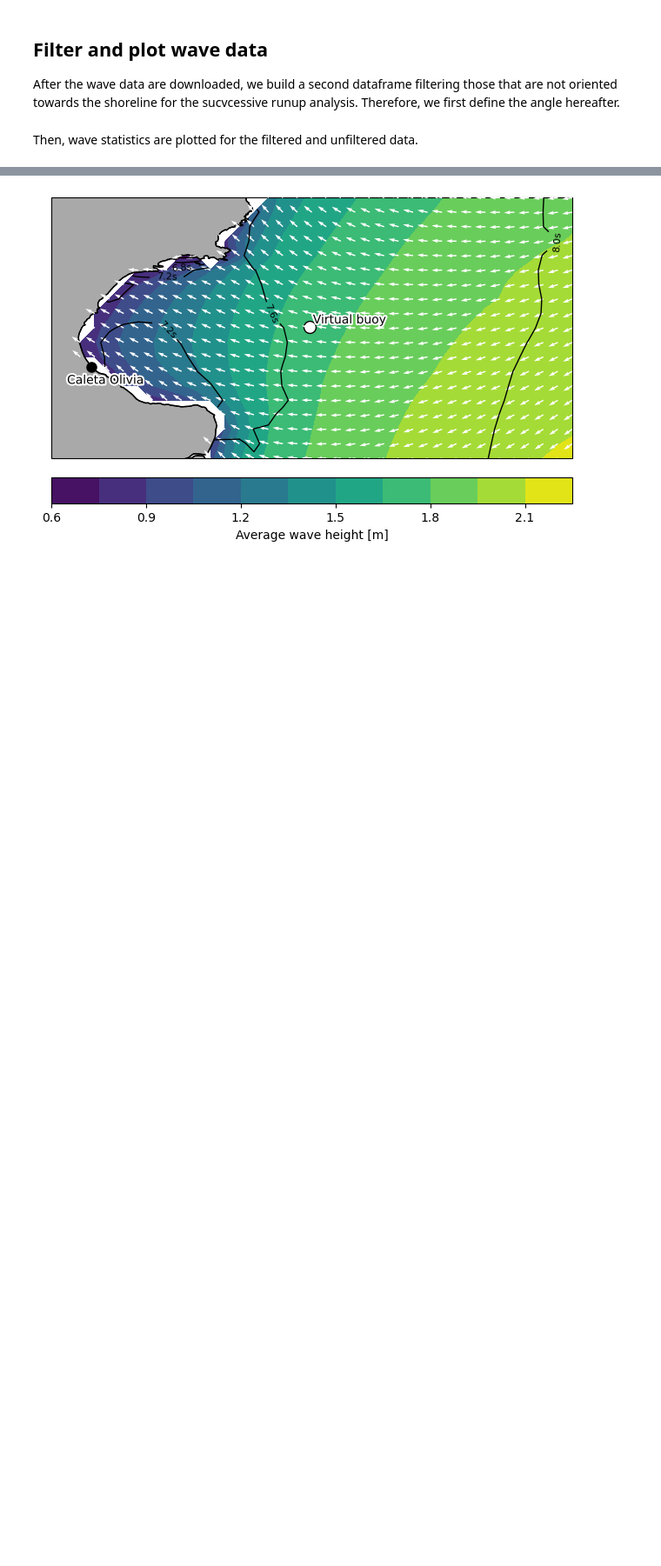
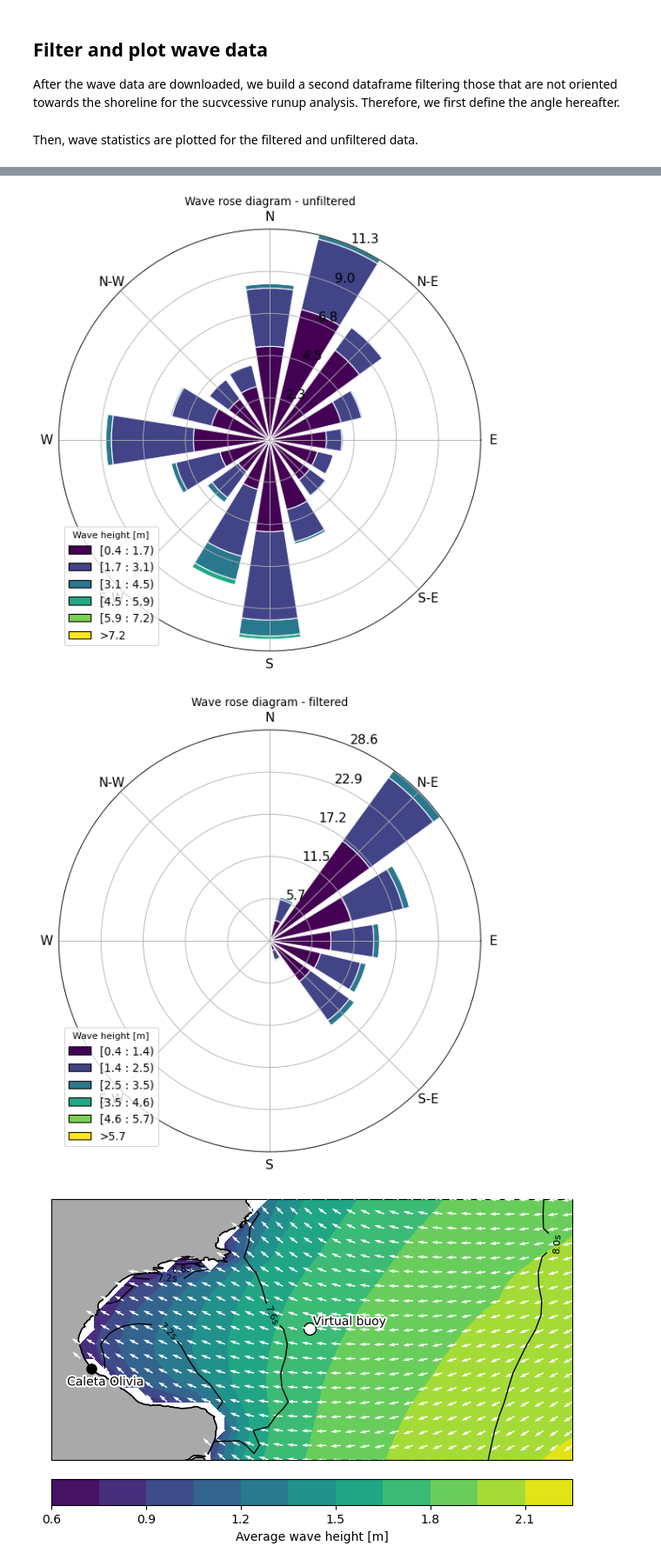
Before and after one commit to Alerovere/CoastSat.Venice, a Jupyter notebook: 3.Download_Wave_Data.ipynb, the cells around one changed output, grey strips where cells are left out. Shown at 87% size. Drawn from its saved outputs; the diff is of its cells as text; code cells hidden in the pictures; blank space fills up the shorter version.

```diff
--- a/3.Download_Wave_Data.ipynb
+++ b/3.Download_Wave_Data.ipynb
@@ -541,3 +555,24 @@ Then, the average wave heights, periods and directions are plotted from the netc
+# %%
+ax = WindroseAxes.from_ax()
+ax.bar(waves_df['VMDR'], waves_df['VHM0'], normed=True, opening=0.8, edgecolor='white')
+ax.legend(title='Wave height [m]', fontsize='large')
+ax.tick_params(axis='x', labelsize=14)  # Adjust the font size as needed
+ax.tick_params(axis='y', labelsize=14)  # Adjust the font size as needed
+plt.title ("Wave rose diagram - unfiltered")
+plt.savefig(os.path.join(img_dir,'Windrose_HS_unfiltered.pdf'),transparent=True,dpi=300)
+plt.show()
+
+ax = WindroseAxes.from_ax()
+ax.bar(filtered_df['VMDR'], filtered_df['VHM0'], normed=True, opening=0.8, edgecolor='white')
+ax.legend(title='Wave height [m]', fontsize='large')
+ax.tick_params(axis='x', labelsize=14)  # Adjust the font size as needed
+ax.tick_params(axis='y', labelsize=14)  # Adjust the font size as needed
+plt.title ("Wave rose diagram - filtered")
+plt.savefig(os.path.join(img_dir,'Windrose_HS_filtered.pdf'),transparent=True,dpi=300)
+plt.show()
+# %% [output]
+[figure, added]
+[figure, added]
 # %%
 import matplotlib.pyplot as plt
 import cartopy.feature as cfeature
```
Also changed, not shown: parts of 9 cells of this notebook, 40 other files.
